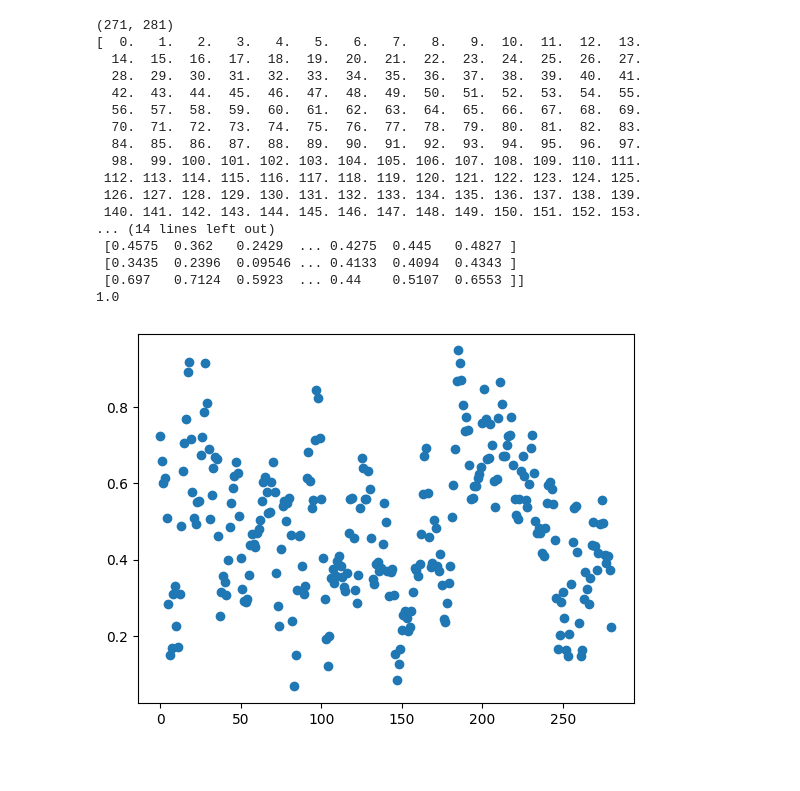
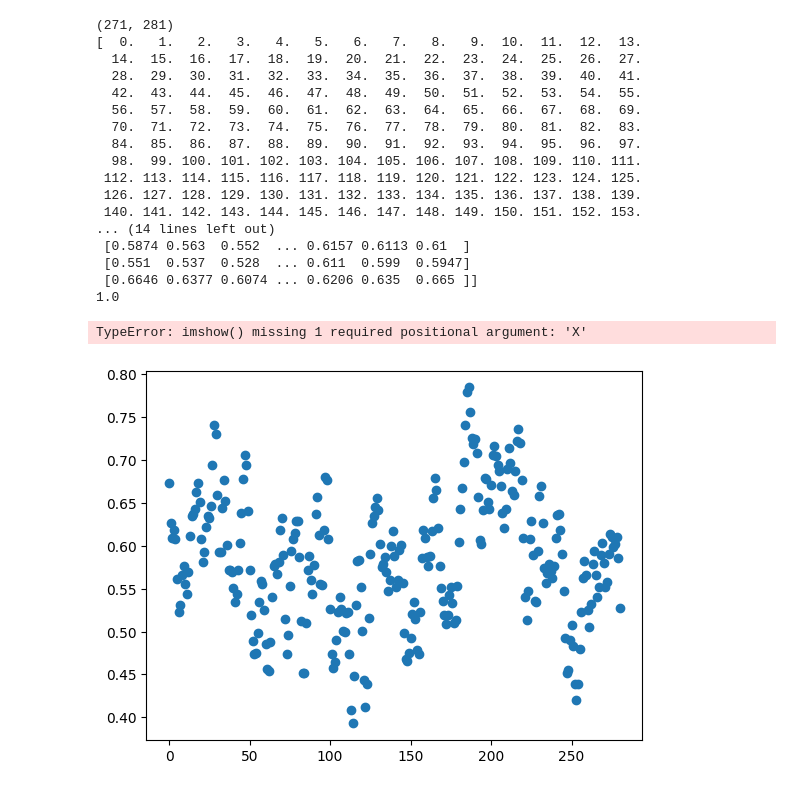
Before and after one commit to akimi2259/dl_lecture_competition_pub, a Jupyter notebook: Untitled.ipynb, the cells around one changed output. Drawn from its saved outputs; the diff is of its cells as text; code cells hidden in the pictures; blank space fills up the shorter version.

```diff
--- a/Untitled.ipynb
+++ b/Untitled.ipynb
@@ -1,37 +1,39 @@
 # %%
 import numpy as np
 data = np.load("data/train_X/00000.npy")
 print(data.shape)#チャネル、データの順
 from matplotlib import pylab as plt
 print(np.linspace(0, 270, 271))
 print(data[0].shape)
 #plt.scatter(x = np.linspace(0, 280, 281),y = data[1])
 y = data
-y_max = np.max(y,axis=0)
-y_min = np.min(y,axis=0)
+y_max = np.max(y)
+y_min = np.min(y)
 y = (y-y_min)/(y_max-y_min)
 print(y.astype(np.float16))
 plt.scatter(x = np.linspace(0, 280, 281),y = y[0])
 print(np.max(y))
+plt.imshow()
 # %% [output]
 (271, 281)
 [  0.   1.   2.   3.   4.   5.   6.   7.   8.   9.  10.  11.  12.  13.
   14.  15.  16.  17.  18.  19.  20.  21.  22.  23.  24.  25.  26.  27.
   28.  29.  30.  31.  32.  33.  34.  35.  36.  37.  38.  39.  40.  41.
   42.  43.  44.  45.  46.  47.  48.  49.  50.  51.  52.  53.  54.  55.
   56.  57.  58.  59.  60.  61.  62.  63.  64.  65.  66.  67.  68.  69.
   70.  71.  72.  73.  74.  75.  76.  77.  78.  79.  80.  81.  82.  83.
   84.  85.  86.  87.  88.  89.  90.  91.  92.  93.  94.  95.  96.  97.
   98.  99. 100. 101. 102. 103. 104. 105. 106. 107. 108. 109. 110. 111.
  112. 113. 114. 115. 116. 117. 118. 119. 120. 121. 122. 123. 124. 125.
  126. 127. 128. 129. 130. 131. 132. 133. 134. 135. 136. 137. 138. 139.
  140. 141. 142. 143. 144. 145. 146. 147. 148. 149. 150. 151. 152. 153.
 ... (14 lines left out)
- [0.4575  0.362   0.2429  ... 0.4275  0.445   0.4827 ]
- [0.3435  0.2396  0.09546 ... 0.4133  0.4094  0.4343 ]
- [0.697   0.7124  0.5923  ... 0.44    0.5107  0.6553 ]]
+ [0.5874 0.563  0.552  ... 0.6157 0.6113 0.61  ]
+ [0.551  0.537  0.528  ... 0.611  0.599  0.5947]
+ [0.6646 0.6377 0.6074 ... 0.6206 0.635  0.665 ]]
 1.0
+TypeError: imshow() missing 1 required positional argument: 'X'
-[figure, old version]
+[figure, new version]
 # %%
 import os
 os.cpu_count()
```
Also changed, not shown: parts of 1 cell of this notebook, 2 other files.
